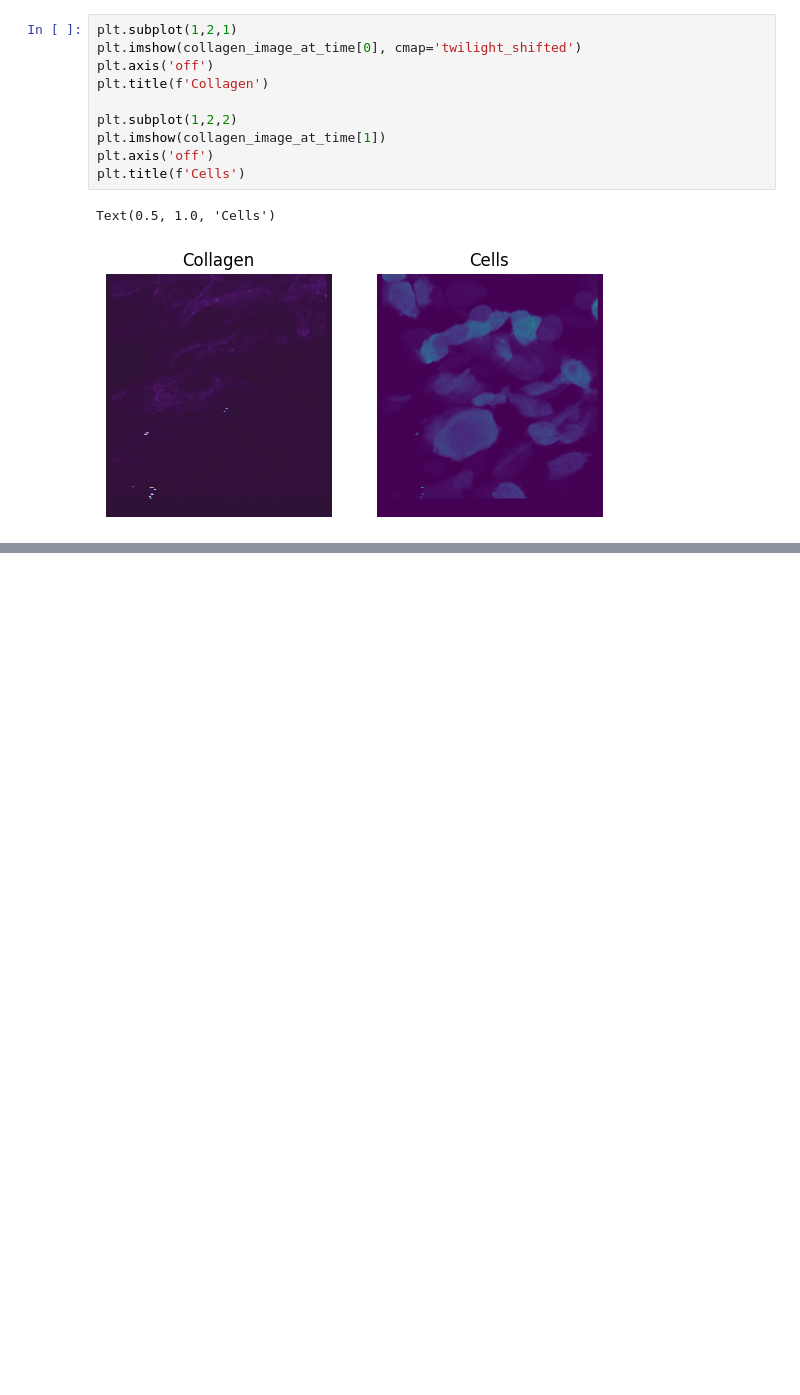
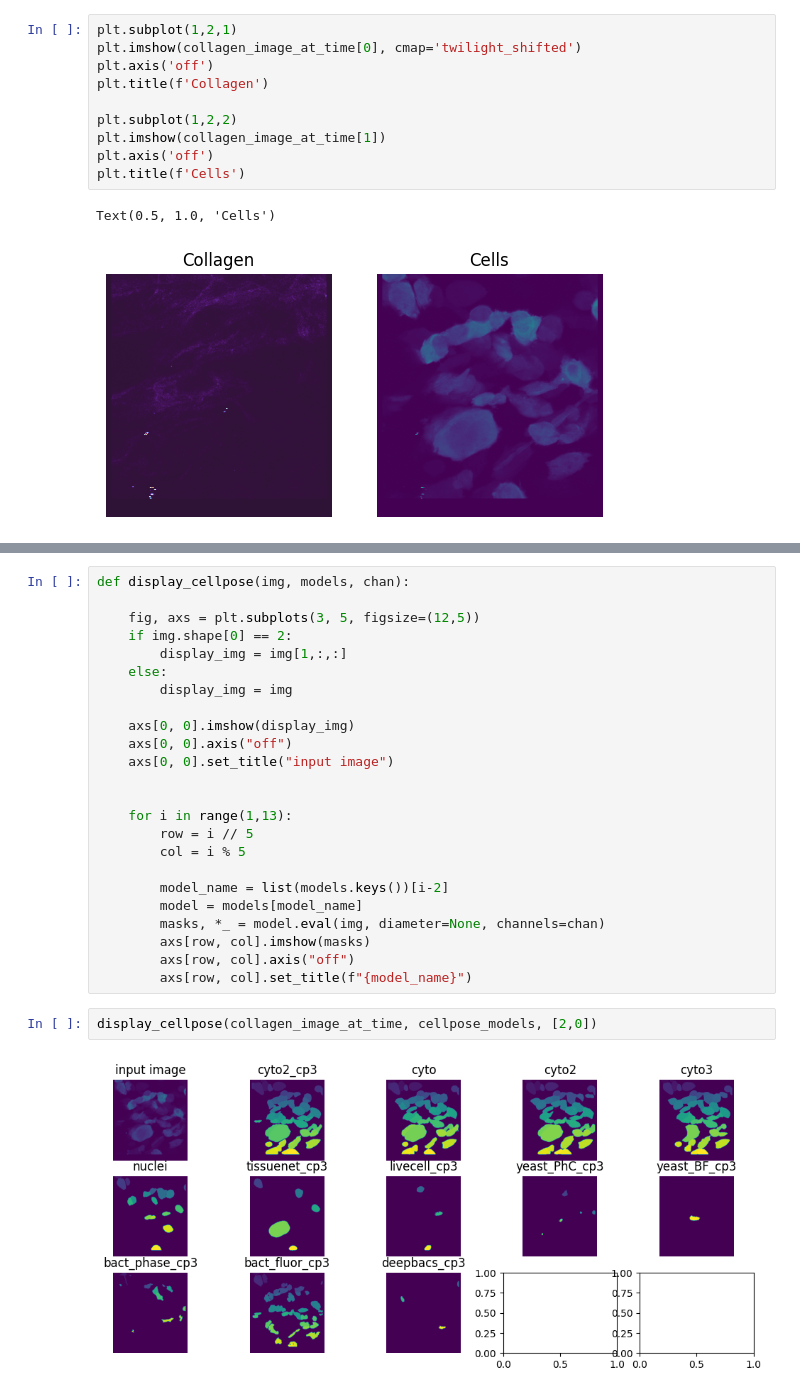
Before and after one commit to uw-loci/curvelets, a Jupyter notebook: src/CurveAlign_CT-FIRE/Cellanalysis/toolevaluation/cellpose_ex.ipynb, the cells around one changed output, grey strips where cells are left out. Cells and saved outputs as stored; diff of their text form; blank space fills up the shorter version.

```diff
--- a/src/CurveAlign_CT-FIRE/Cellanalysis/toolevaluation/cellpose_ex.ipynb
+++ b/src/CurveAlign_CT-FIRE/Cellanalysis/toolevaluation/cellpose_ex.ipynb
@@ -65,0 +117,28 @@ def load_all_cellpose():
+# %%
+def display_cellpose(img, models, chan):
+
+    fig, axs = plt.subplots(3, 5, figsize=(12,5))
+    if img.shape[0] == 2:
+        display_img = img[1,:,:]
+    else:
+        display_img = img
+
+    axs[0, 0].imshow(display_img)
+    axs[0, 0].axis("off")
+    axs[0, 0].set_title("input image")
+
+
+    for i in range(1,13):
+        row = i // 5
+        col = i % 5
+
+        model_name = list(models.keys())[i-2]
+        model = models[model_name]
+        masks, *_ = model.eval(img, diameter=None, channels=chan)
+        axs[row, col].imshow(masks)
+        axs[row, col].axis("off")
+        axs[row, col].set_title(f"{model_name}")
+# %%
+display_cellpose(collagen_image_at_time, cellpose_models, [2,0])
+# %% [output]
+[figure, added]
```
Also changed, not shown: parts of 10 cells of this notebook.
